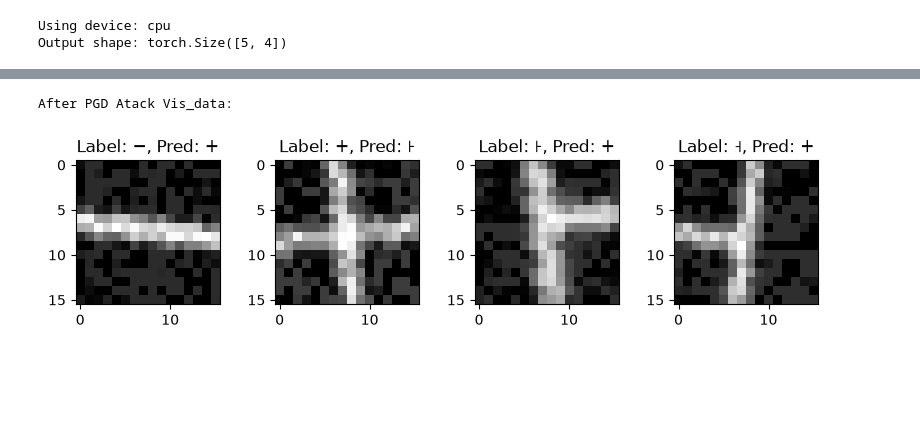
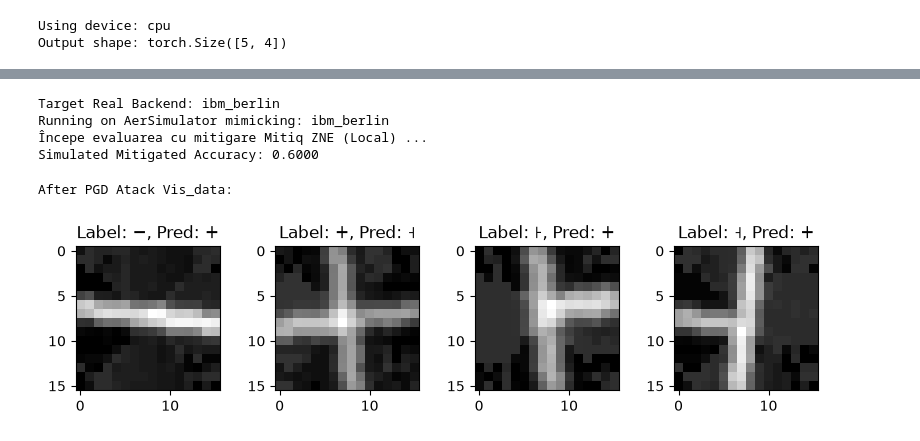
Before and after one commit to coteacarla/Adversarial-attacks-and-robustness-for-QML, a Jupyter notebook: Qiskit-version.ipynb, the cells around one changed output, grey strips where cells are left out. Drawn from its saved outputs; the diff is of its cells as text; code cells hidden in the pictures; blank space fills up the shorter version.

Commit message:
8 layer circuit, retraining and zne on simulator

```diff
--- a/Qiskit-version.ipynb
+++ b/Qiskit-version.ipynb
@@ -150,8 +152,8 @@ qml_model = QiskitReuploadingClassifier(
 ).to(device)
 # %%
 #### Hyperparameters ####
-learning_rate = 0.1
-epochs = 4
+learning_rate = 0.05
+epochs = 3
 batch_size = 20
 
 feats_train = torch.from_numpy(X_train[:200]).reshape(200, -1).float().to(device)
@@ -334,31 +371,72 @@ RuntimeInvalidStateError: 'Unable to retrieve result for job d9ceh7tb31ls73arg63
+# %%
+checkpoint = torch.load("qiskit_reuploading_classifier.pth", map_location=device)
+qml_model.load_state_dict(checkpoint["model_state_dict"])
+
+service = QiskitRuntimeService()
+real_backend = service.least_busy(operational=True, simulator=False, min_num_qubits=8)
+print(f"Target Real Backend: {real_backend.name}")
+
+aer_backend = AerSimulator.from_backend(real_backend)
+print(f"Running on AerSimulator mimicking: {real_backend.name}")
+
+hardware_estimator = MitiqZNEEstimatorV2(
+    backend=aer_backend,
+    noise_factors=[1.0, 3.0, 5.0]
+)
+
+transpiled_qc = transpile(qml_model.qc, backend=aer_backend, optimization_level=1)
+
+hardware_model = QiskitReuploadingClassifier(
+    input_dim=input_dim,
+    output_dim=num_classes,
+    num_qubits=num_qubits,
+    num_layers=num_layers,
+    estimator=hardware_estimator,
+    backend=aer_backend,
+).to(device)
+
+hardware_model.load_state_dict(checkpoint["model_state_dict"])
+hardware_model.eval()
+
+with torch.no_grad():
+    print("Începe evaluarea cu mitigare Mitiq ZNE (Local) ...")
+    mitigated_predictions = hardware_model(perturbed_feats_test)
+
+mitigated_acc = accuracy(labels_test, mitigated_predictions)
+print(f"Simulated Mitigated Accuracy: {mitigated_acc:.4f}")
+# %% [output]
+Target Real Backend: ibm_berlin
+Running on AerSimulator mimicking: ibm_berlin
+Începe evaluarea cu mitigare Mitiq ZNE (Local) ...
+Simulated Mitigated Accuracy: 0.6000
 # %%
 
 loss_fn = nn.CrossEntropyLoss()
 
-def PGD(model, feats, labels, epsilon=0.1, alpha=0.01, num_iter=10):
+def PGD(model, feats, labels, epsilon=0.05, alpha=0.01, num_iter=10):
     delta = torch.zeros_like(feats, requires_grad=True)
 
     for t in range(num_iter):
         feats_adv = feats + delta
         outputs = model(feats_adv)
 
         l = loss_fn(outputs, labels)
         l.backward()
 
         delta.data = (delta + alpha * delta.grad.detach().sign()).clamp(-epsilon, epsilon)
         delta.grad.zero_()
 
     return delta.detach()
 
 perturbations = PGD(model=qml_model, feats=x_vis_torch, labels=y_vis_torch, epsilon=0.1)
 perturbed_x = x_vis_torch + perturbations
 qml_model.eval()
 adversarial_preds_after = qml_model(perturbed_x)
 adversarial_class_output_after = torch.argmax(adversarial_preds_after, dim=1)
 
 print("\nAfter PGD Atack Vis_data:")
 visualize_data(perturbed_x.cpu().detach().numpy().reshape(-1, 16, 16), y_vis, adversarial_class_output_after.cpu().numpy())
 # %% [output]
 After PGD Atack Vis_data:
-[figure, old version]
+[figure, new version]
 # %%
```
Also changed, not shown: parts of 14 cells of this notebook, 3 other files.
